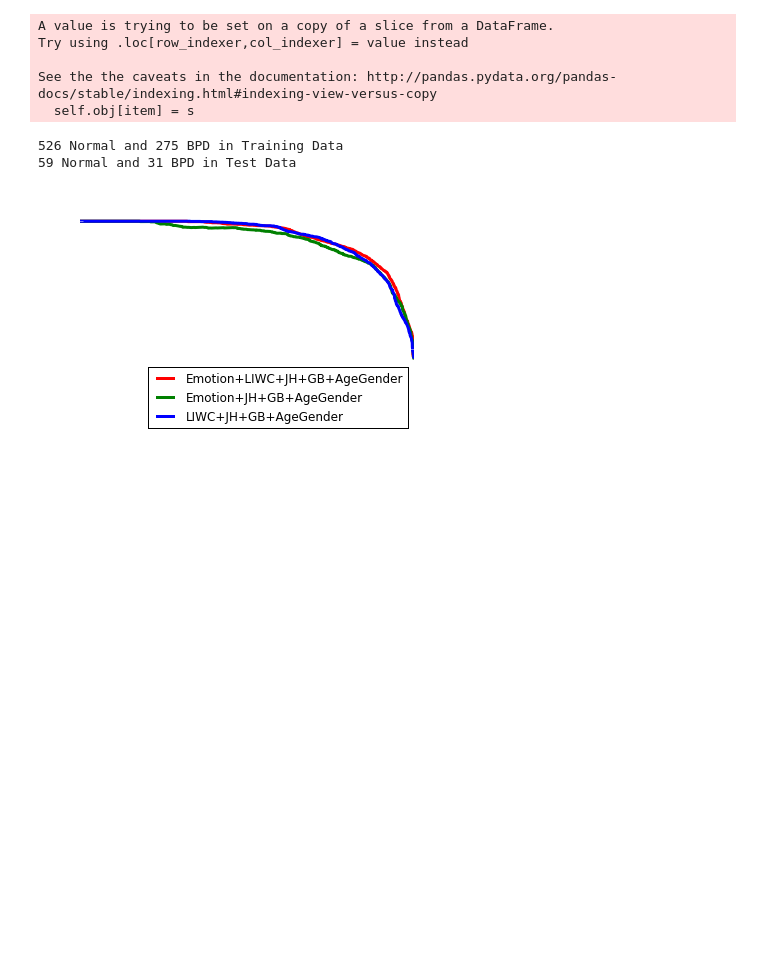
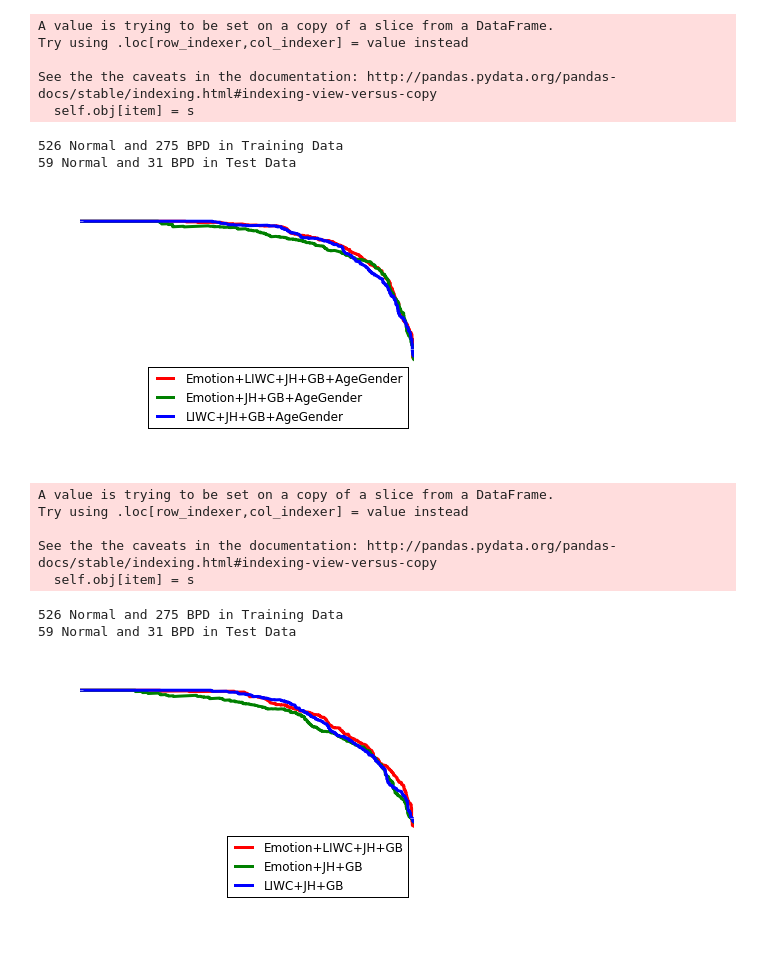
Before and after one commit to omarsar/midas_api, a Jupyter notebook: 4_prediction_visualization/prediction_visualization.ipynb, the cells around one changed output. Cells and saved outputs as stored; diff of their text form; code cells hidden in the pictures; blank space fills up the shorter version.

```diff
--- a/4_prediction_visualization/prediction_visualization.ipynb
+++ b/4_prediction_visualization/prediction_visualization.ipynb
@@ -313,7 +313,7 @@ def plot_precision_recall(classifier, featuresList, n_fold=20):
         print("Number of features: {}".format(len(classifier.coef_[0])))
     plt.show()
     return classifier
-def plot_multiple_precision_recall(classifier, featuresLists,names,colors=['r','g','b',"y","w",'c','o'] , n_fold=100):
+def plot_multiple_precision_recall(classifier, featuresLists,names,colors=['r','g','b',"y","w",'c','o'] , n_fold=30):
 
 
 
@@ -1234,4 +1234,28 @@ plot_multiple_precision_recall(RandomForestClassifier(n_jobs=-1, n_estimators=10
 # %% [output]
 526 Normal and 275 BPD in Training Data
 59 Normal and 31 BPD in Test Data
-[figure, old version]
+[figure, new version]
+# %%
+names = []
+methods = [getEmotionRatio, getLIWC_feature,getJHFeature,getGBFeature]
+all_data, name = featureEtractionWrapper(methods, groups)
+names.append('+'.join(name))
+methods = [getEmotionRatio,getJHFeature,getGBFeature]
+emotion_data, name = featureEtractionWrapper(methods, groups)
+names.append('+'.join(name))
+methods = [getLIWC_feature,getJHFeature,getGBFeature]
+LIWC_data, name = featureEtractionWrapper(methods, groups)
+names.append('+'.join(name))
+# %% [output]
+A value is trying to be set on a copy of a slice from a DataFrame.
+Try using .loc[row_indexer,col_indexer] = value instead
+
+See the the caveats in the documentation: http://pandas.pydata.org/pandas-docs/stable/indexing.html#indexing-view-versus-copy
+  self.obj[item] = s
+# %%
+new_feature_lists = [all_data,emotion_data, LIWC_data]
+plot_multiple_precision_recall(RandomForestClassifier(n_jobs=-1, n_estimators=1024),new_feature_lists,names)
+# %% [output]
+526 Normal and 275 BPD in Training Data
+59 Normal and 31 BPD in Test Data
+[figure, added]
```
Also changed, not shown: parts of 2 cells of this notebook, 47 other files.
